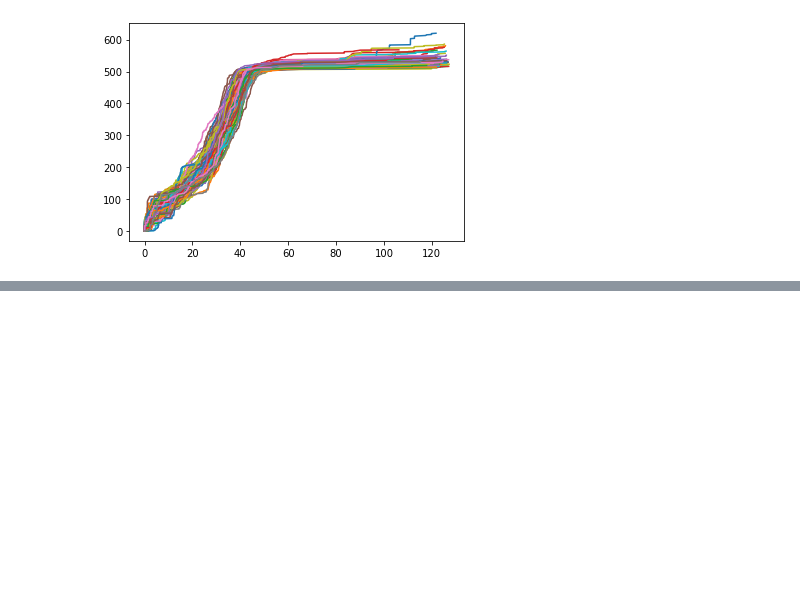
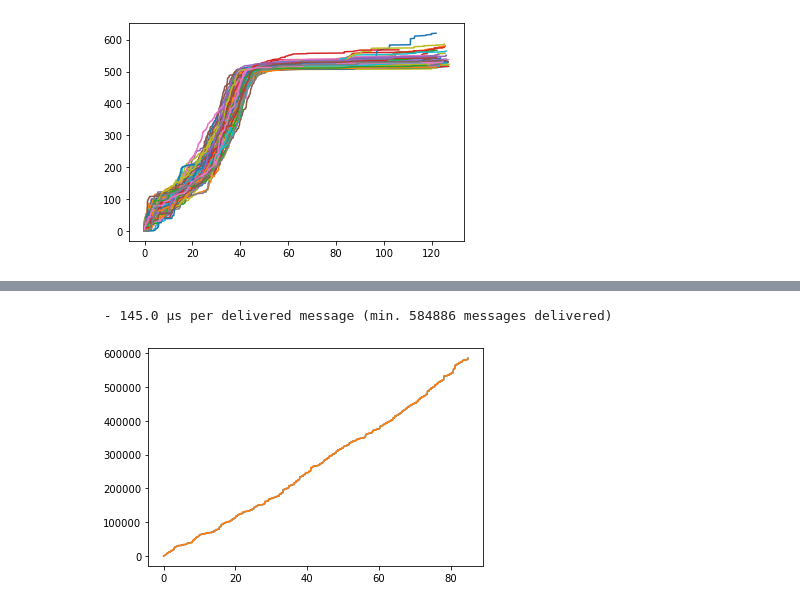
Before and after one commit to robinmamie/distributed-algorithms, a Jupyter notebook: timings.ipynb, the cells around one changed output, grey strips where cells are left out. Cells and saved outputs as stored; diff of their text form; code cells hidden in the pictures; blank space fills up the shorter version.

```diff
--- a/timings.ipynb
+++ b/timings.ipynb
@@ -45,0 +52,6 @@ graph(128)
+# %%
+# Window 2^11, continuing when missing delivered < window
+graph(2)
+# %% [output]
+ - 145.0 µs per delivered message (min. 584886 messages delivered)
+[figure, added]
```
Also changed, not shown: parts of 3 cells of this notebook, 16 other files.
